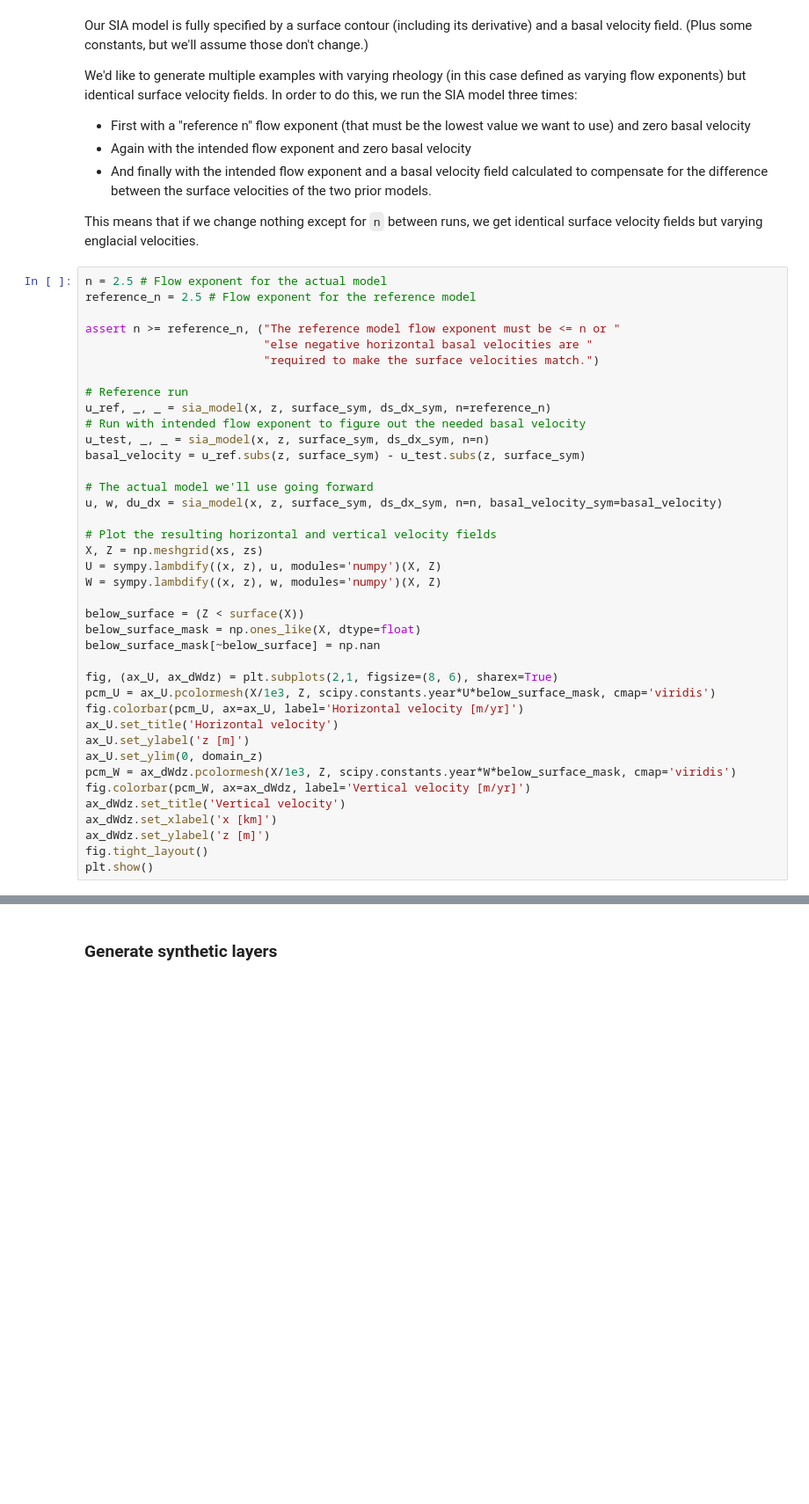
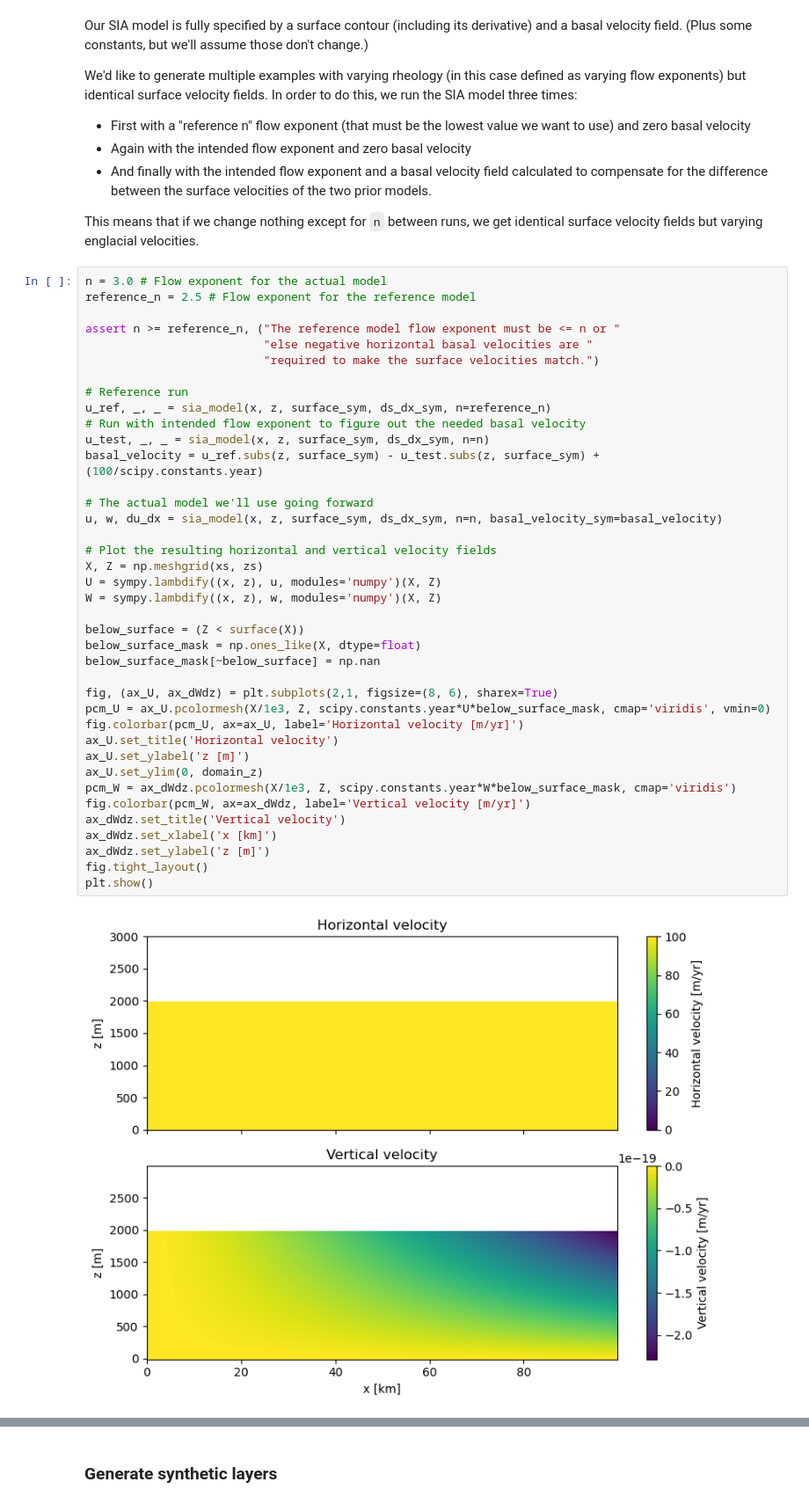
Before and after one commit to thomasteisberg/englacial_velocity, a Jupyter notebook: greenland_stability_analysis/Englacial Velocity 2D.ipynb, the cells around one changed output, grey strips where cells are left out. Shown: that part at 88% size. Drawn from its saved outputs; the diff is of its cells as text; blank space fills up the shorter version.

Commit message:
Plug flow case where zero slope approx produces error based on varying layer slopes

```diff
--- a/greenland_stability_analysis/Englacial Velocity 2D.ipynb
+++ b/greenland_stability_analysis/Englacial Velocity 2D.ipynb
@@ -117,7 +120,7 @@ We'd like to generate multiple examples with varying rheology (in this case defi
 
 This means that if we change nothing except for `n` between runs, we get identical surface velocity fields but varying englacial velocities.
 # %%
-n = 2.5 # Flow exponent for the actual model
+n = 3.0 # Flow exponent for the actual model
 reference_n = 2.5 # Flow exponent for the reference model
 
 assert n >= reference_n, ("The reference model flow exponent must be <= n or "
@@ -126,35 +129,37 @@ assert n >= reference_n, ("The reference model flow exponent must be <= n or "
 
 # Reference run
 u_ref, _, _ = sia_model(x, z, surface_sym, ds_dx_sym, n=reference_n)
 # Run with intended flow exponent to figure out the needed basal velocity
 u_test, _, _ = sia_model(x, z, surface_sym, ds_dx_sym, n=n)
-basal_velocity = u_ref.subs(z, surface_sym) - u_test.subs(z, surface_sym)
+basal_velocity = u_ref.subs(z, surface_sym) - u_test.subs(z, surface_sym) + (100/scipy.constants.year)
 
 # The actual model we'll use going forward
 u, w, du_dx = sia_model(x, z, surface_sym, ds_dx_sym, n=n, basal_velocity_sym=basal_velocity)
 
 # Plot the resulting horizontal and vertical velocity fields
 X, Z = np.meshgrid(xs, zs)
 U = sympy.lambdify((x, z), u, modules='numpy')(X, Z)
 W = sympy.lambdify((x, z), w, modules='numpy')(X, Z)
 
 below_surface = (Z < surface(X))
 below_surface_mask = np.ones_like(X, dtype=float)
 below_surface_mask[~below_surface] = np.nan
 
 fig, (ax_U, ax_dWdz) = plt.subplots(2,1, figsize=(8, 6), sharex=True)
-pcm_U = ax_U.pcolormesh(X/1e3, Z, scipy.constants.year*U*below_surface_mask, cmap='viridis')
+pcm_U = ax_U.pcolormesh(X/1e3, Z, scipy.constants.year*U*below_surface_mask, cmap='viridis', vmin=0)
 fig.colorbar(pcm_U, ax=ax_U, label='Horizontal velocity [m/yr]')
 ax_U.set_title('Horizontal velocity')
 ax_U.set_ylabel('z [m]')
 ax_U.set_ylim(0, domain_z)
 pcm_W = ax_dWdz.pcolormesh(X/1e3, Z, scipy.constants.year*W*below_surface_mask, cmap='viridis')
 fig.colorbar(pcm_W, ax=ax_dWdz, label='Vertical velocity [m/yr]')
 ax_dWdz.set_title('Vertical velocity')
 ax_dWdz.set_xlabel('x [km]')
 ax_dWdz.set_ylabel('z [m]')
 fig.tight_layout()
 plt.show()
+# %% [output]
+[figure, added]
 # %%
 # For verification purposes, also plot the surface velocity
 
```
Also changed, not shown: parts of 10 cells of this notebook.
